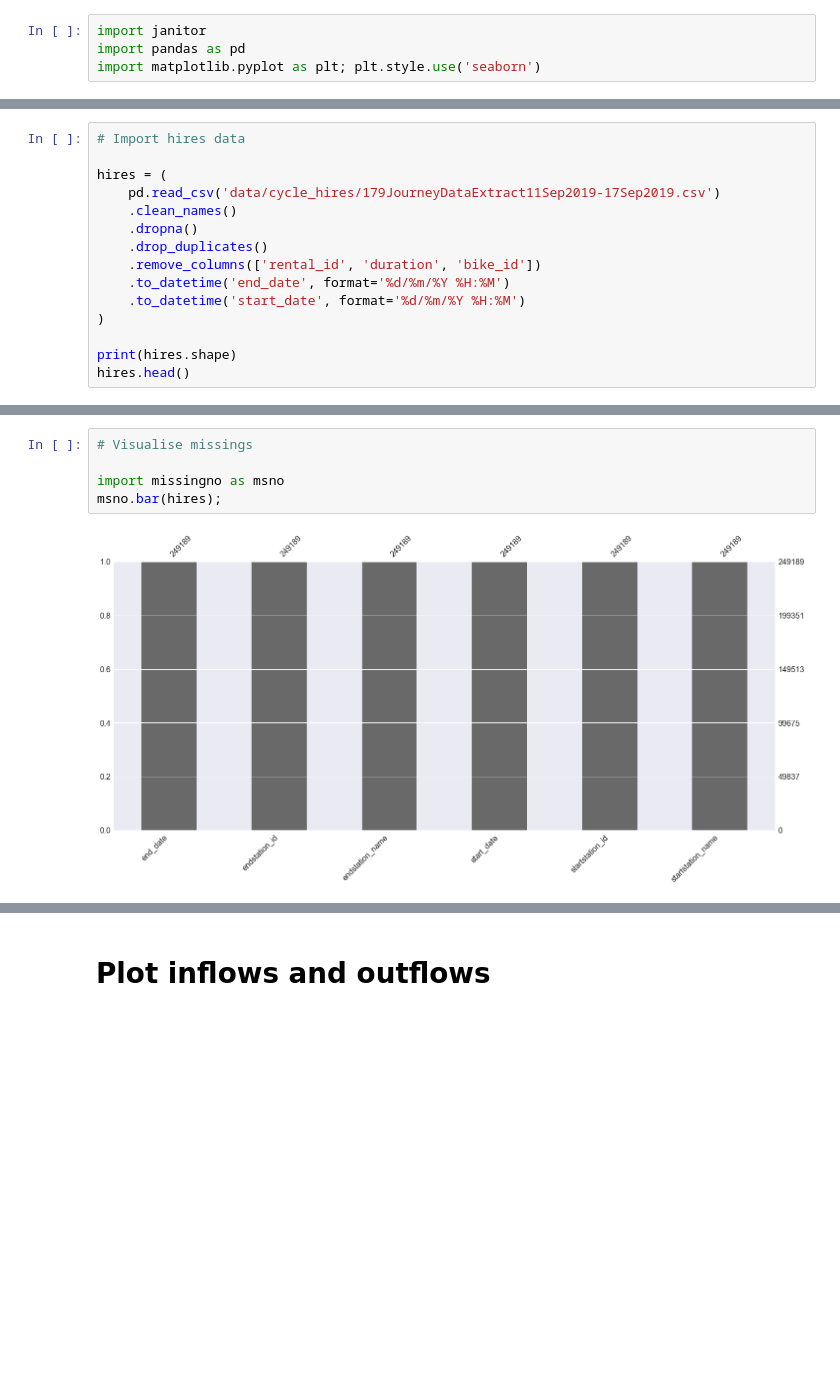
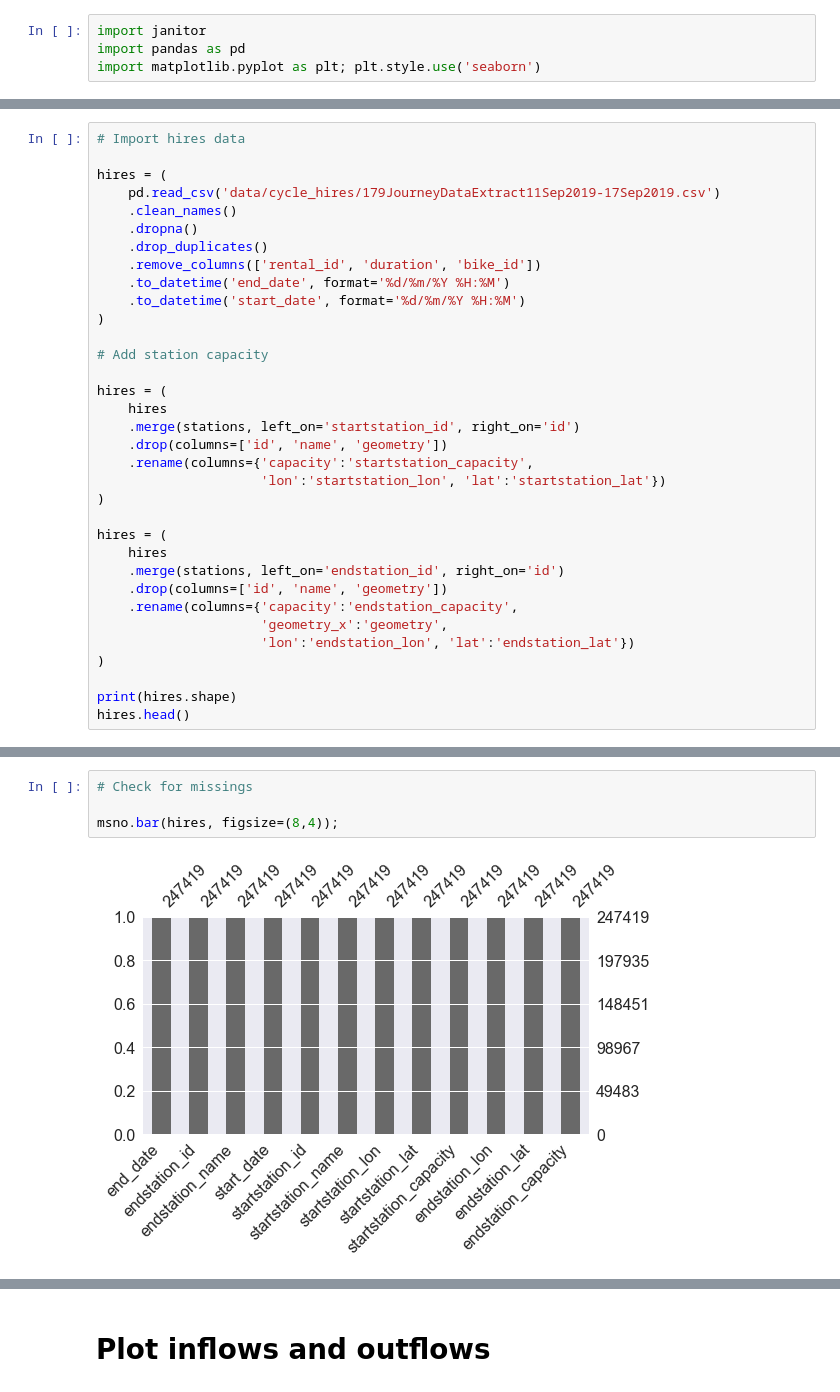
Before and after one commit to fabiangunzinger/london_cycling, a Jupyter notebook: tfl_bikes_movement.ipynb, the cells around one changed output, grey strips where cells are left out. Saved outputs shown, nothing was run; the diff lists cells and outputs as text; blank space fills up the shorter version.

```diff
--- a/tfl_bikes_movement.ipynb
+++ b/tfl_bikes_movement.ipynb
@@ -15,6 +58,25 @@ hires = (
     .to_datetime('start_date', format='%d/%m/%Y %H:%M')
 )
 
+# Add station capacity
+
+hires = (
+    hires
+    .merge(stations, left_on='startstation_id', right_on='id')
+    .drop(columns=['id', 'name', 'geometry'])
+    .rename(columns={'capacity':'startstation_capacity',
+                     'lon':'startstation_lon', 'lat':'startstation_lat'})
+)
+
+hires = (
+    hires
+    .merge(stations, left_on='endstation_id', right_on='id')
+    .drop(columns=['id', 'name', 'geometry'])
+    .rename(columns={'capacity':'endstation_capacity',
+                     'geometry_x':'geometry',
+                     'lon':'endstation_lon', 'lat':'endstation_lat'})
+)
+
 print(hires.shape)
 hires.head()
 # %% [output]
@@ -28,7 +90,6 @@ hires.head()
 # %%
-# Visualise missings
+# Check for missings
 
-import missingno as msno
-msno.bar(hires);
+msno.bar(hires, figsize=(8,4));
 # %% [output]
-[figure, old version]
+[figure, new version]
```
Also changed, not shown: parts of 22 cells of this notebook, 2 other files.
